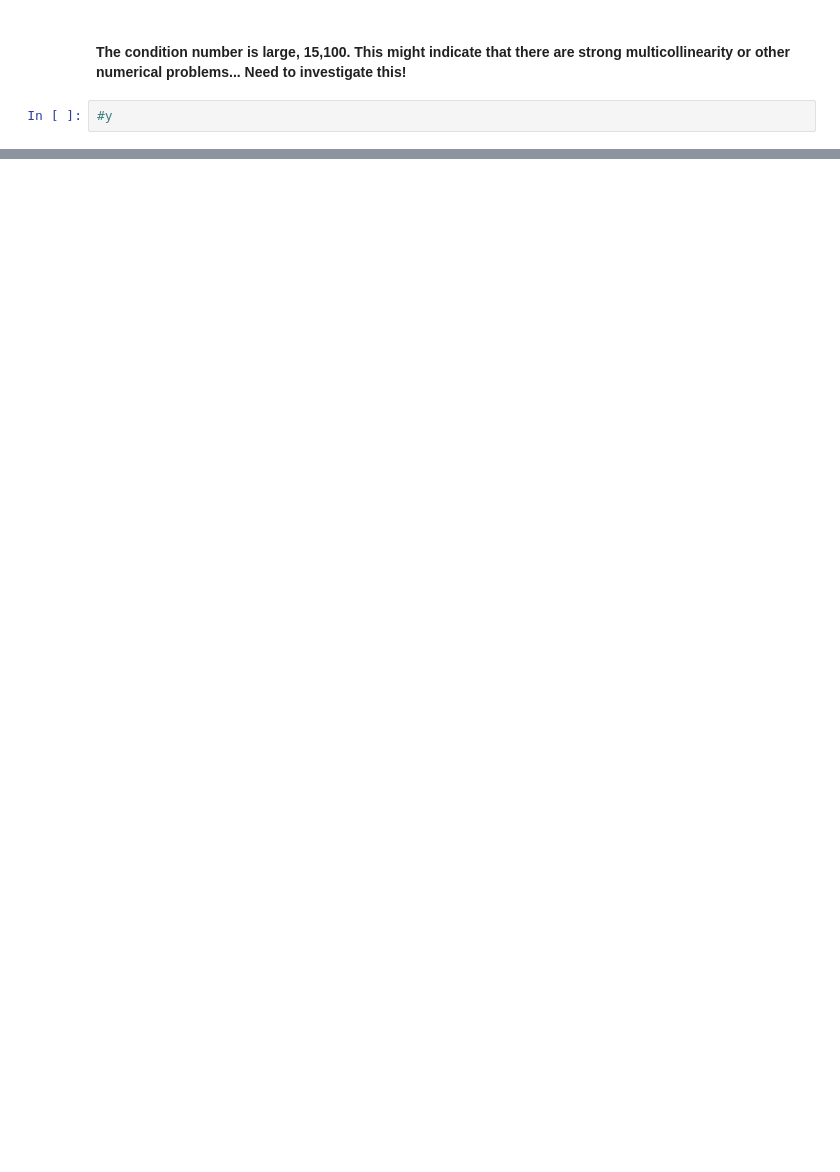
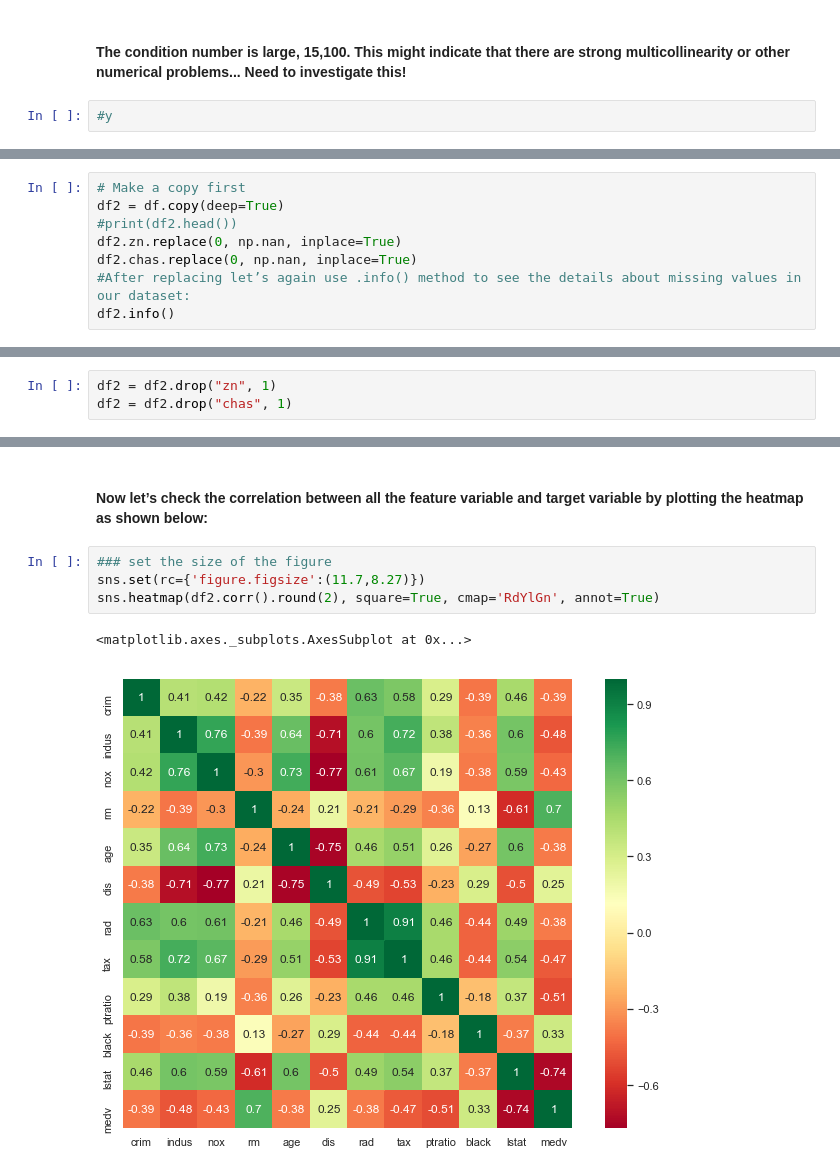
Before and after one commit to dewaledr/MLearning-Projects, a Jupyter notebook: Project_BostonHousePrices.ipynb, the cells around one changed output, grey strips where cells are left out. Cells and saved outputs as stored; diff of their text form; blank space fills up the shorter version.

```diff
--- a/Project_BostonHousePrices.ipynb
+++ b/Project_BostonHousePrices.ipynb
@@ -153,0 +195,8 @@ strong multicollinearity or other numerical problems.
+# %%
+# Make a copy first
+df2 = df.copy(deep=True)
+#print(df2.head())
+df2.zn.replace(0, np.nan, inplace=True)
+df2.chas.replace(0, np.nan, inplace=True)
+#After replacing let’s again use .info() method to see the details about missing values in our dataset:
+df2.info()
@@ -153,0 +243,3 @@ strong multicollinearity or other numerical problems.
+# %%
+df2 = df2.drop("zn", 1)
+df2 = df2.drop("chas", 1)
@@ -153,0 +331,9 @@ strong multicollinearity or other numerical problems.
+# %% [markdown]
+#### Now let’s check the correlation between all the feature variable and target variable by plotting the heatmap as shown below:
+# %%
+### set the size of the figure
+sns.set(rc={'figure.figsize':(11.7,8.27)})
+sns.heatmap(df2.corr().round(2), square=True, cmap='RdYlGn', annot=True)
+# %% [output]
+<matplotlib.axes._subplots.AxesSubplot at 0x...>
+[figure, added]
```
Also changed, not shown: parts of 25 cells of this notebook.
